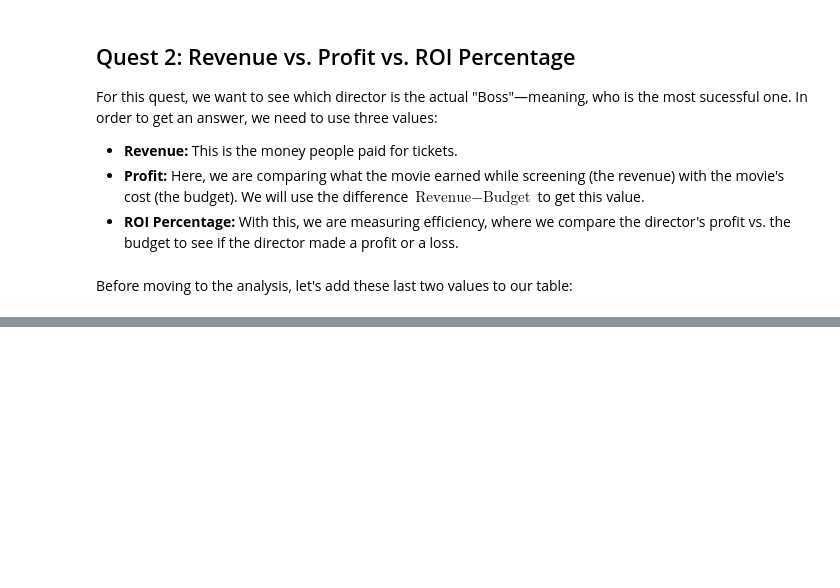
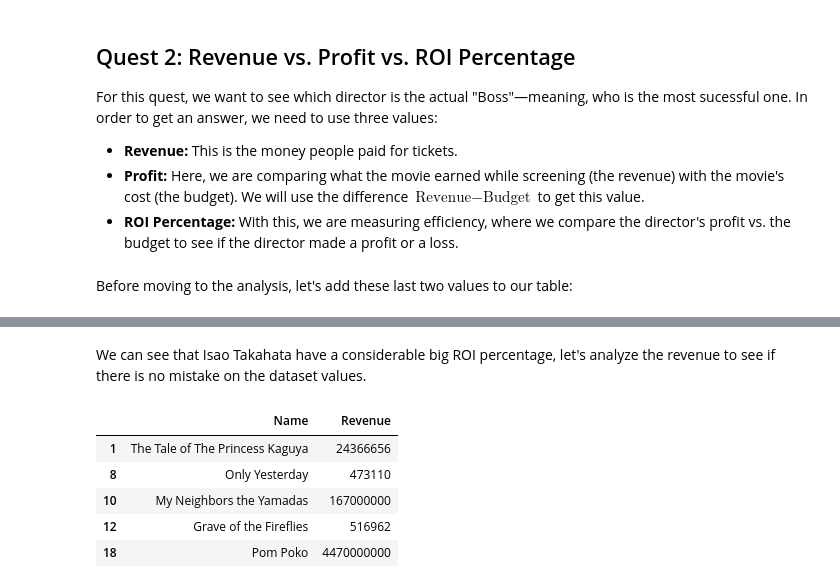
Before and after one commit to sarahi-capi/ghibli-data-analysis, a Jupyter notebook: notebooks/02_exploratory_data_analysis.ipynb, the cells around one changed output, grey strips where cells are left out. Saved outputs shown, nothing was run; the diff lists cells and outputs as text; code cells hidden in the pictures; blank space fills up the shorter version.

```diff
--- a/notebooks/02_exploratory_data_analysis.ipynb
+++ b/notebooks/02_exploratory_data_analysis.ipynb
@@ -246,0 +258,11 @@ studio_ghibli.head()
+# %% [markdown]
+We can see that Isao Takahata have a considerable big ROI percentage, let's analyze the revenue to see if there is no mistake on the dataset values.
+# %%
+studio_ghibli.loc[studio_ghibli["Director"] == "Isao Takahata", ["Name", "Revenue"]]
+# %% [output]
+|  | Name | Revenue |
+| 1 | The Tale of The Princess Kaguya | 24366656 |
+| 8 | Only Yesterday | 473110 |
+| 10 | My Neighbors the Yamadas | 167000000 |
+| 12 | Grave of the Fireflies | 516962 |
+| 18 | Pom Poko | 4470000000 |
```
Also changed, not shown: parts of 13 cells of this notebook, 2 other files.
